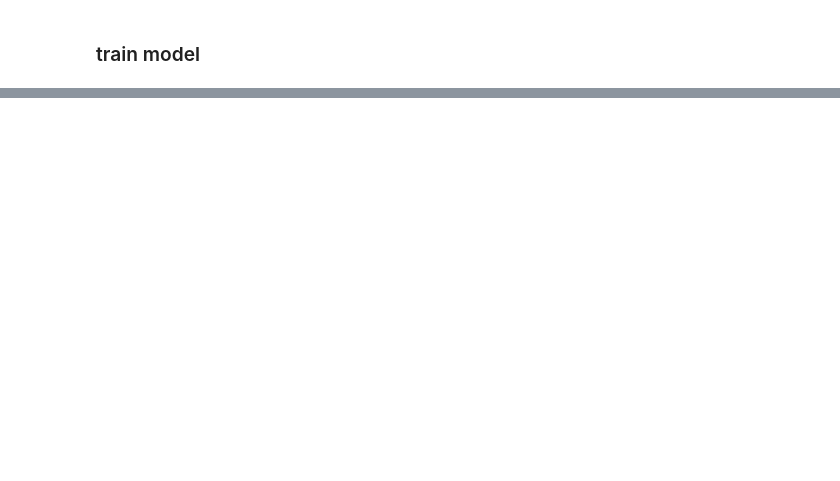
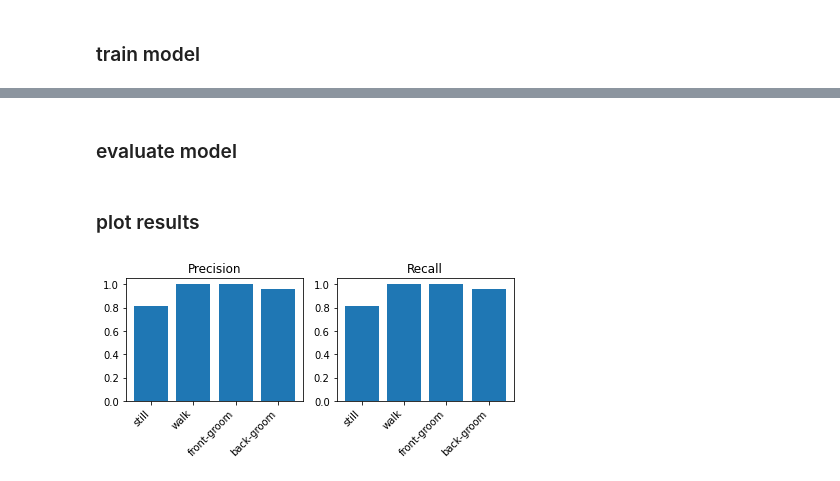
Before and after one commit to themattinthehatt/daart, a Jupyter notebook: examples/demo.ipynb, the cells around one changed output, grey strips where cells are left out. Drawn from its saved outputs; the diff is of its cells as text; code cells hidden in the pictures; blank space fills up the shorter version.

Commit message:
more utilities for model eval

```diff
--- a/examples/demo.ipynb
+++ b/examples/demo.ipynb
@@ -76,0 +121,47 @@ model.fit(data_gen, save_path='/media/mattw/fly/behavior/daart-demo', **train_kw
+# %% [markdown]
+### evaluate model
+# %%
+# load hand labels
+from numpy import genfromtxt
+labels = genfromtxt(hand_labels_file, delimiter=',', dtype=np.int, encoding=None)
+labels = labels[1:, 1:]  # get rid of headers, etc.
+states = np.argmax(labels, axis=1)
+
+# get model predictions for each time point
+predictions = model.predict_labels(data_gen)['predictions']
+
+# compute precision and recall for each behavior type
+scores = get_precision_recall(
+    states, np.argmax(np.vstack(predictions[0]), axis=1), background=0)
+# %%
+import pickle
+with open(labels_file, 'rb') as f:
+    states_heur = pickle.load(f)['states']
+
+scores = get_precision_recall(states, states_heur, background=0)
+# %% [markdown]
+### plot results
+# %%
+class_names = ['still', 'walk', 'front-groom', 'back-groom']
+n_classes = len(class_names)
+
+# get rid of background class
+precision = scores['precision'][1:]
+recall = scores['recall'][1:]
+
+fig, axes = plt.subplots(1, 2, figsize=(6, 3))
+
+axes[0].bar(np.arange(n_classes), precision)
+axes[0].set_xticks(np.arange(n_classes))
+axes[0].set_xticklabels(class_names, rotation=45, ha='right')
+axes[0].set_title('Precision')
+
+axes[1].bar(np.arange(n_classes), precision)
+axes[1].set_xticks(np.arange(n_classes))
+axes[1].set_xticklabels(class_names, rotation=45, ha='right')
+axes[1].set_title('Recall')
+
+plt.tight_layout()
+plt.show()
+# %% [output]
+[figure, added]
```
Also changed, not shown: parts of 7 cells of this notebook, 2 other files.
